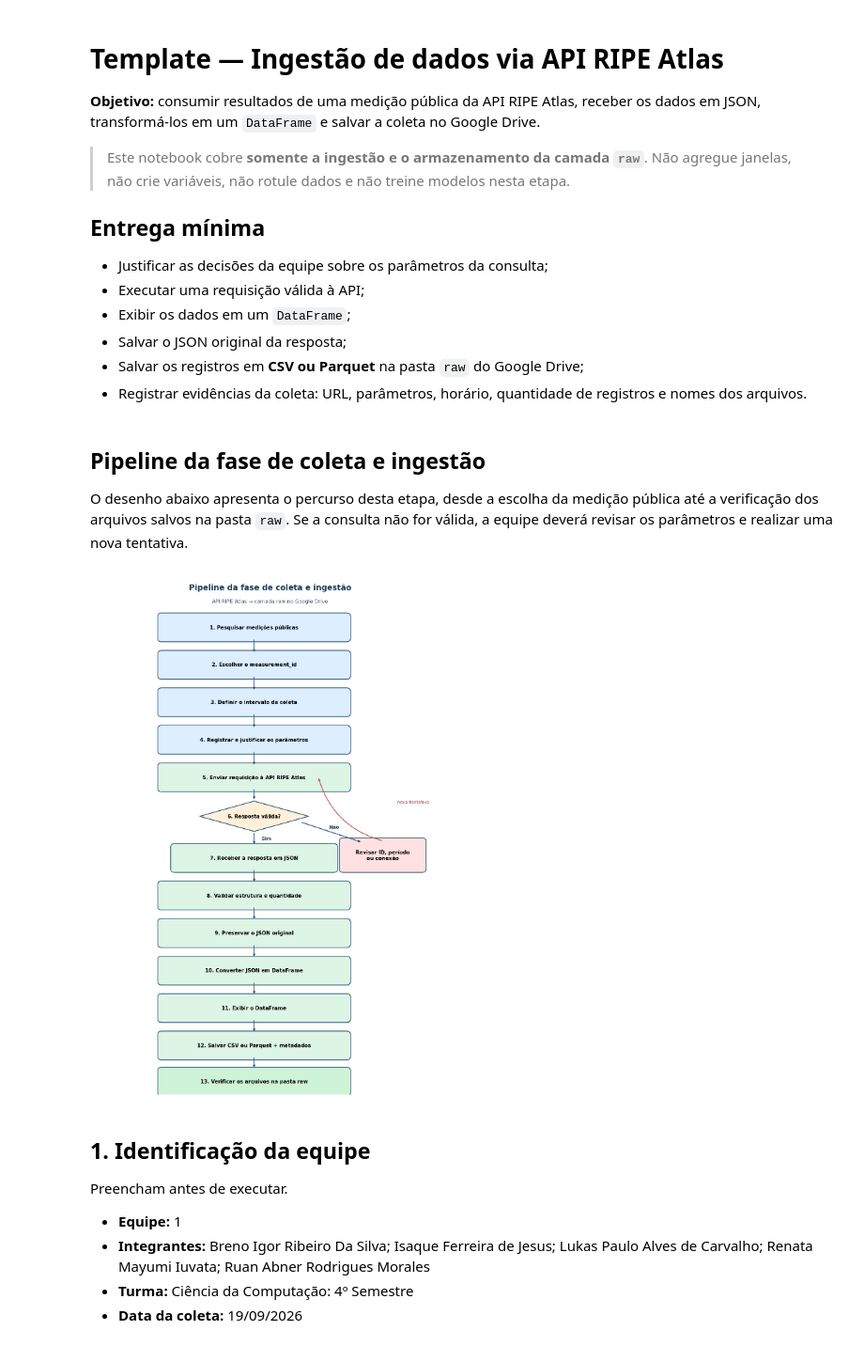
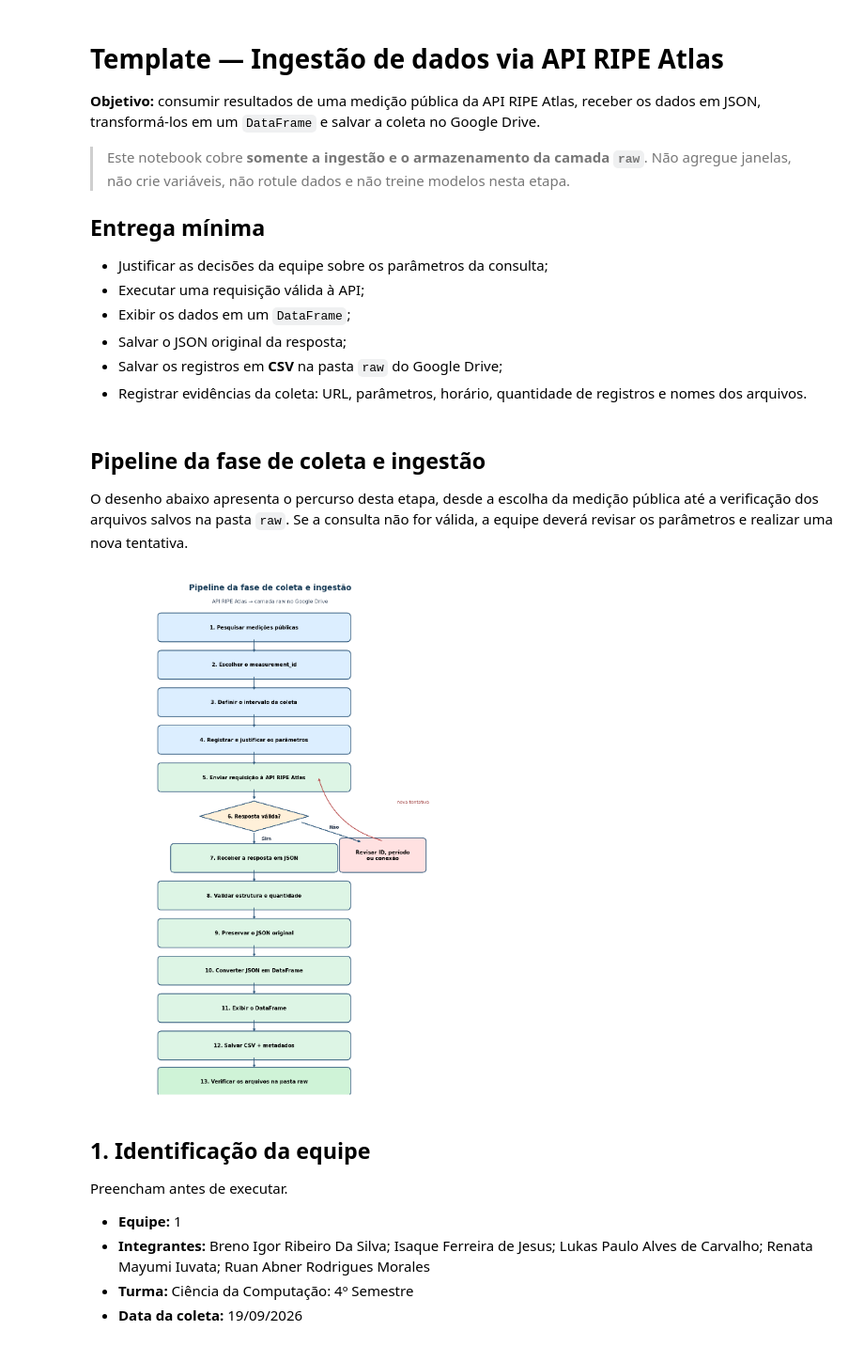
Before and after one commit to RedSwann/sistema-preditivo-de-falhas-em-redes, a Jupyter notebook: docs/2_Coleta_de_dados.ipynb, the cells around one changed output. Shown at 94% size. Cells and saved outputs as stored; diff of their text form; code cells hidden in the pictures.

```diff
--- a/docs/2_Coleta_de_dados.ipynb
+++ b/docs/2_Coleta_de_dados.ipynb
@@ -11,7 +11,7 @@
 - Executar uma requisição válida à API;
 - Exibir os dados em um `DataFrame`;
 - Salvar o JSON original da resposta;
-- Salvar os registros em **CSV ou Parquet** na pasta `raw` do Google Drive;
+- Salvar os registros em **CSV** na pasta `raw` do Google Drive;
 - Registrar evidências da coleta: URL, parâmetros, horário, quantidade de registros e nomes dos arquivos.
 # %% [markdown]
 ## Pipeline da fase de coleta e ingestão
@@ -77,35 +77,35 @@ for y1, y2 in [(15.8, 15.3), (14.5, 14.0), (13.2, 12.7), (11.9, 11.4)]:
     seta(5, y1, 5, y2)
 
 decisao(5, 9.65, "6. Resposta válida?")
 seta(5, 10.6, 5, 10.2)
 
 # Caminho de erro e nova tentativa
 caixa(9.0, 8.3, "Revisar ID, período\nou conexão", vermelho, largura=2.5, altura=1.0)
 seta(6.45, 9.45, 8.35, 8.75, "Não", (0.10, 0.18))
 ax.annotate("", xy=(7.0, 11.0), xytext=(9.0, 8.8),
             arrowprops=dict(arrowstyle="->", lw=1.6, color="#B84949",
                             connectionstyle="arc3,rad=-0.28"))
 ax.text(9.45, 10.1, "nova tentativa", fontsize=9.5, color="#9B3636")
 
 # Caminho principal
 caixa(5, 8.2, "7. Receber a resposta em JSON", verde, largura=5.0)
 seta(5, 9.1, 5, 8.65, "Sim", (0.38, 0))
 
 caixa(5, 6.9, "8. Validar estrutura e quantidade", verde)
 caixa(5, 5.6, "9. Preservar o JSON original", verde)
 caixa(5, 4.3, "10. Converter JSON em DataFrame", verde)
 caixa(5, 3.0, "11. Exibir o DataFrame", verde)
-caixa(5, 1.7, "12. Salvar CSV ou Parquet + metadados", verde)
+caixa(5, 1.7, "12. Salvar CSV + metadados", verde)
 caixa(5, 0.45, "13. Verificar os arquivos na pasta raw", "#CFF3D7")
 
 for y1, y2 in [(7.8, 7.35), (6.5, 6.05), (5.2, 4.75),
                (3.9, 3.45), (2.6, 2.15), (1.3, 0.9)]:
     seta(5, y1, 5, y2)
 
 plt.tight_layout()
 plt.show()
 # %% [output]
-[figure, old version]
+[figure, new version]
 # %% [markdown]
 ## 1. Identificação da equipe
 
```
Also changed, not shown: parts of 18 cells of this notebook.
